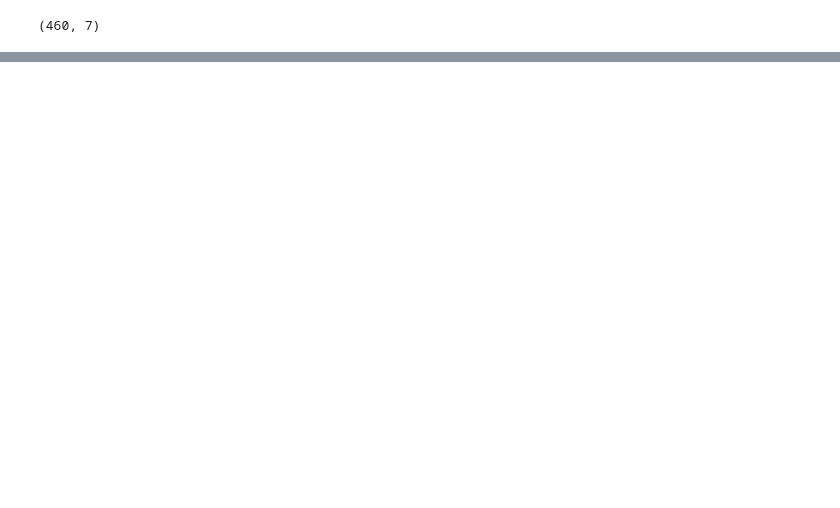
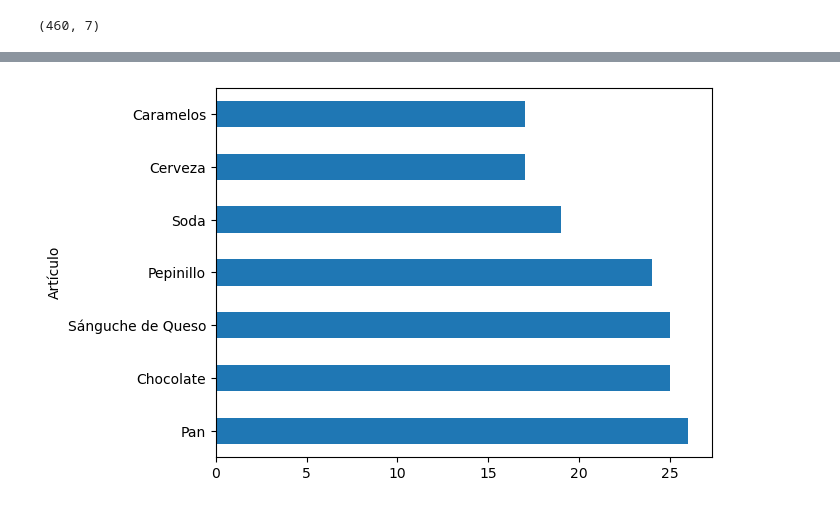
Before and after one commit to jayounghoyos/An-lisis-de-Datos-con-Pandas-y-Python, a Jupyter notebook: dataframes.ipynb, the cells around one changed output, grey strips where cells are left out. Saved outputs shown, nothing was run; the diff lists cells and outputs as text; code cells hidden in the pictures; blank space fills up the shorter version.

```diff
--- a/dataframes.ipynb
+++ b/dataframes.ipynb
@@ -28,0 +128,4 @@ tabla.tail()#numero de las
+# %%
+ali.Artículo.value_counts().plot(kind="barh");
+# %% [output]
+[figure, added]
```
Also changed, not shown: parts of 15 cells of this notebook, 2 other files.
